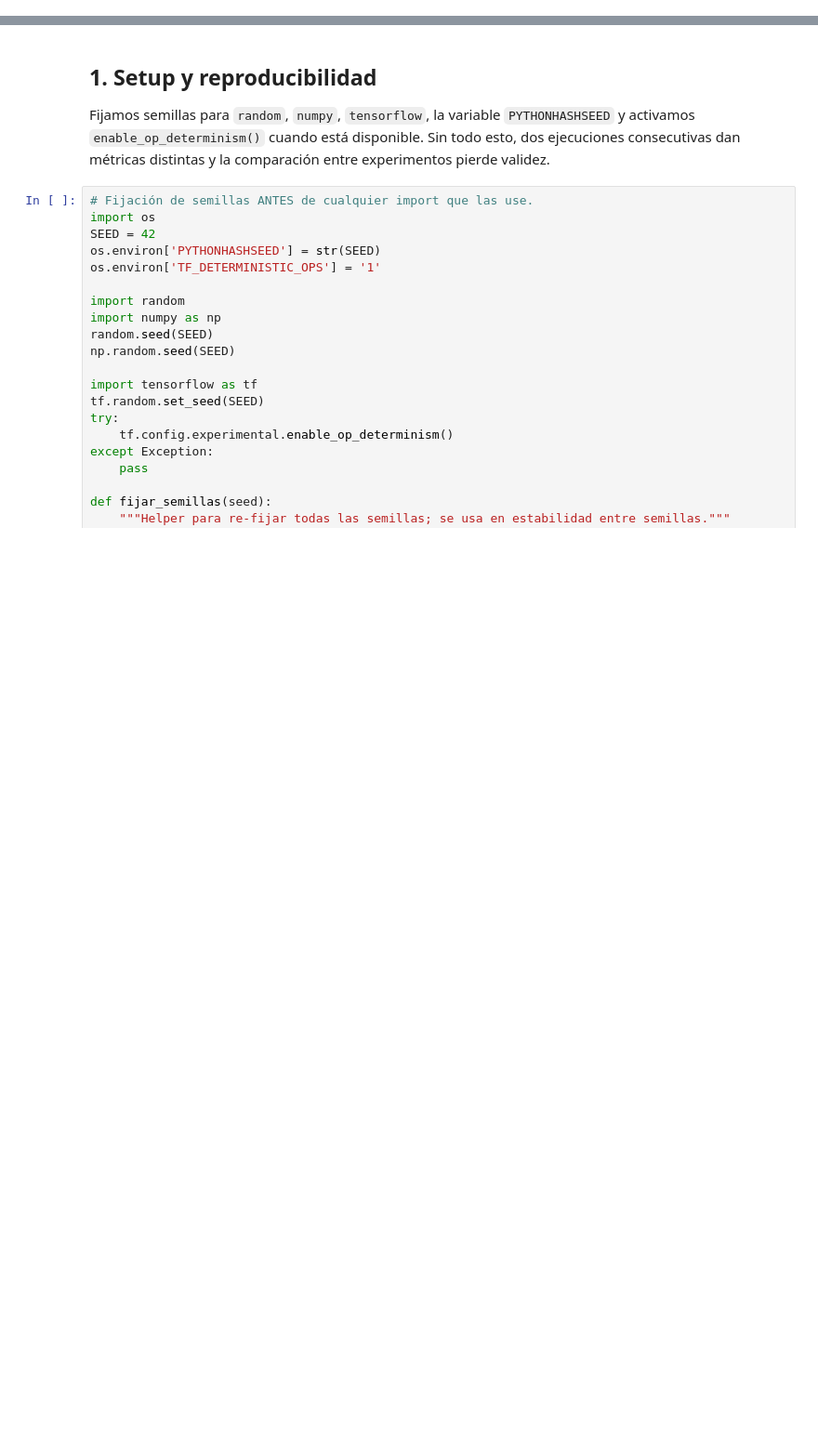
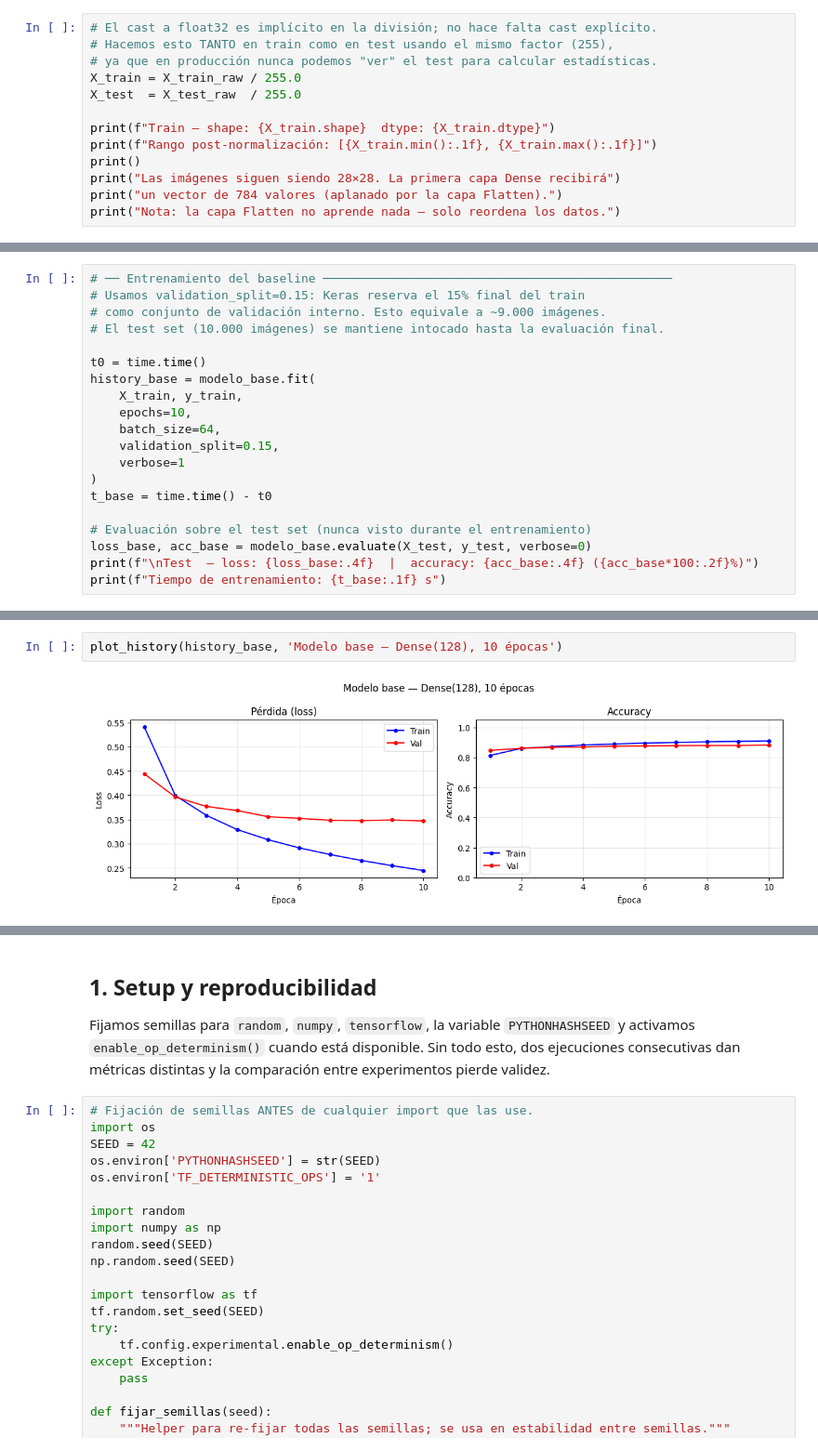
Before and after one commit to Santibareiro27/Inteligencia-Computacional, a Jupyter notebook: RA1_TP5/RA1_Trabajo_práctico_N°_5_G8.ipynb, the cells around one changed output, grey strips where cells are left out. Shown at 93% size. Drawn from its saved outputs; the diff is of its cells as text; blank space fills up the shorter version.

```diff
--- a/RA1_TP5/RA1_Trabajo_práctico_N°_5_G8.ipynb
+++ b/RA1_TP5/RA1_Trabajo_práctico_N°_5_G8.ipynb
@@ -2,0 +187,13 @@
+# %%
+# El cast a float32 es implícito en la división; no hace falta cast explícito.
+# Hacemos esto TANTO en train como en test usando el mismo factor (255),
+# ya que en producción nunca podemos "ver" el test para calcular estadísticas.
+X_train = X_train_raw / 255.0
+X_test  = X_test_raw  / 255.0
+
+print(f"Train — shape: {X_train.shape}  dtype: {X_train.dtype}")
+print(f"Rango post-normalización: [{X_train.min():.1f}, {X_train.max():.1f}]")
+print()
+print("Las imágenes siguen siendo 28×28. La primera capa Dense recibirá")
+print("un vector de 784 valores (aplanado por la capa Flatten).")
+print("Nota: la capa Flatten no aprende nada — solo reordena los datos.")
@@ -2,0 +330,20 @@
+# %%
+# ── Entrenamiento del baseline ────────────────────────────────────────────────
+# Usamos validation_split=0.15: Keras reserva el 15% final del train
+# como conjunto de validación interno. Esto equivale a ~9.000 imágenes.
+# El test set (10.000 imágenes) se mantiene intocado hasta la evaluación final.
+
+t0 = time.time()
+history_base = modelo_base.fit(
+    X_train, y_train,
+    epochs=10,
+    batch_size=64,
+    validation_split=0.15,
+    verbose=1
+)
+t_base = time.time() - t0
+
+# Evaluación sobre el test set (nunca visto durante el entrenamiento)
+loss_base, acc_base = modelo_base.evaluate(X_test, y_test, verbose=0)
+print(f"\nTest  — loss: {loss_base:.4f}  |  accuracy: {acc_base:.4f} ({acc_base*100:.2f}%)")
+print(f"Tiempo de entrenamiento: {t_base:.1f} s")
@@ -2,0 +368,4 @@
+# %%
+plot_history(history_base, 'Modelo base — Dense(128), 10 épocas')
+# %% [output]
+[figure, added]
```
Also changed, not shown: parts of 61 cells of this notebook.
